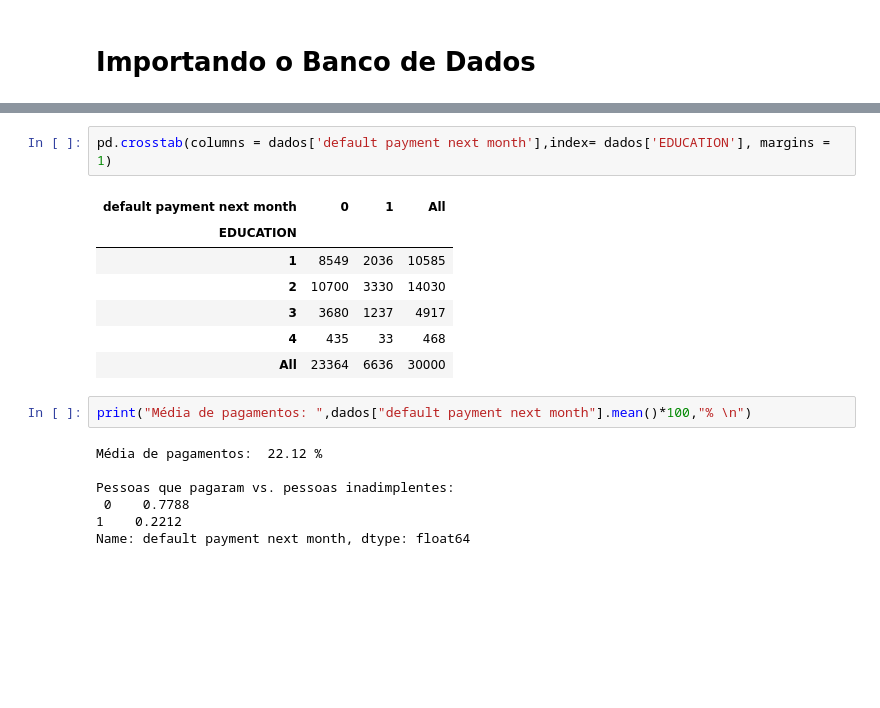
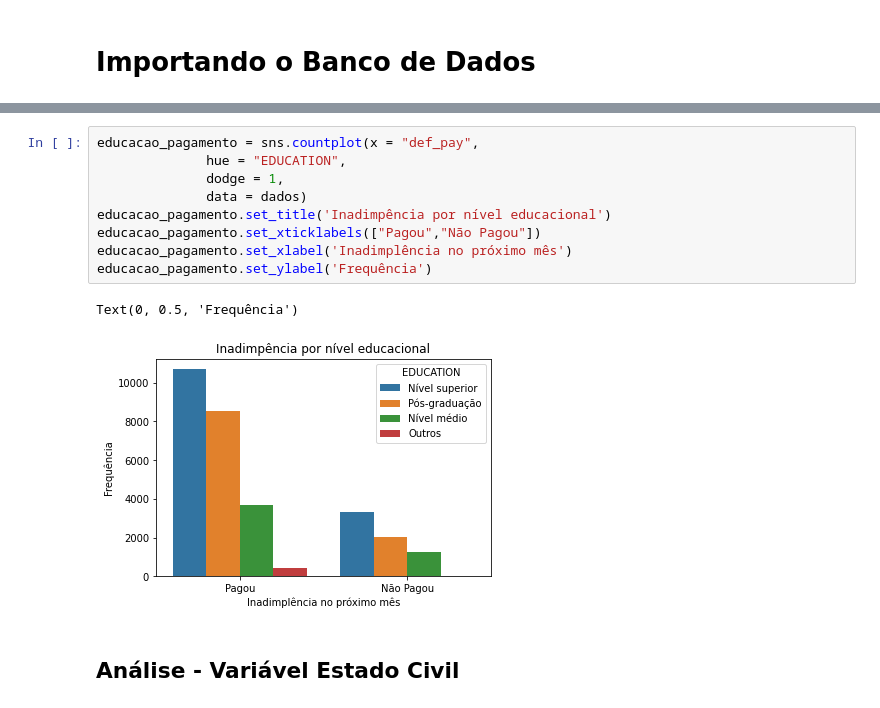
Before and after one commit to Anna-Eloyr/LabEst2021.1, a Jupyter notebook: 1_importacao_dados.ipynb, the cells around one changed output, grey strips where cells are left out. Cells and saved outputs as stored; diff of their text form; blank space fills up the shorter version.

```diff
--- a/1_importacao_dados.ipynb
+++ b/1_importacao_dados.ipynb
@@ -109,21 +186,16 @@ pd.crosstab(columns = dados['default payment next month'],index= dados['MARRIAGE
 | All | 23364 | 6636 | 30000 |
-# %%
-pd.crosstab(columns = dados['default payment next month'],index= dados['EDUCATION'], margins = 1)
-# %% [output]
-| default payment next month | 0 | 1 | All |
-| EDUCATION |  |  |  |
-| 1 | 8549 | 2036 | 10585 |
-| 2 | 10700 | 3330 | 14030 |
-| 3 | 3680 | 1237 | 4917 |
-| 4 | 435 | 33 | 468 |
-| All | 23364 | 6636 | 30000 |
-# %%
-print("Média de pagamentos: ",dados["default payment next month"].mean()*100,"% \n")
-# %% [output]
-Média de pagamentos:  22.12 %
-
-Pessoas que pagaram vs. pessoas inadimplentes:
- 0    0.7788
-1    0.2212
-Name: default payment next month, dtype: float64
+# %%
+educacao_pagamento = sns.countplot(x = "def_pay",
+              hue = "EDUCATION",
+              dodge = 1,
+              data = dados)
+educacao_pagamento.set_title('Inadimpência por nível educacional')
+educacao_pagamento.set_xticklabels(["Pagou","Não Pagou"])
+educacao_pagamento.set_xlabel('Inadimplência no próximo mês')
+educacao_pagamento.set_ylabel('Frequência')
+# %% [output]
+Text(0, 0.5, 'Frequência')
+[figure, added]
+# %% [markdown]
+## Análise - Variável Estado Civil
 # %%
```
Also changed, not shown: parts of 30 cells of this notebook.
